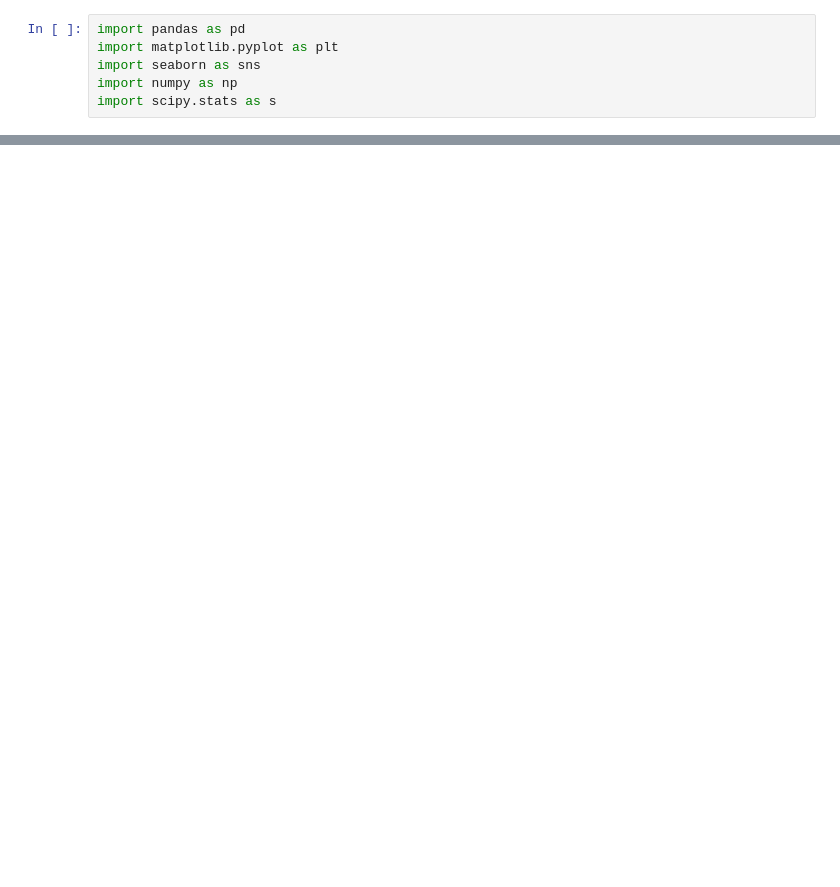
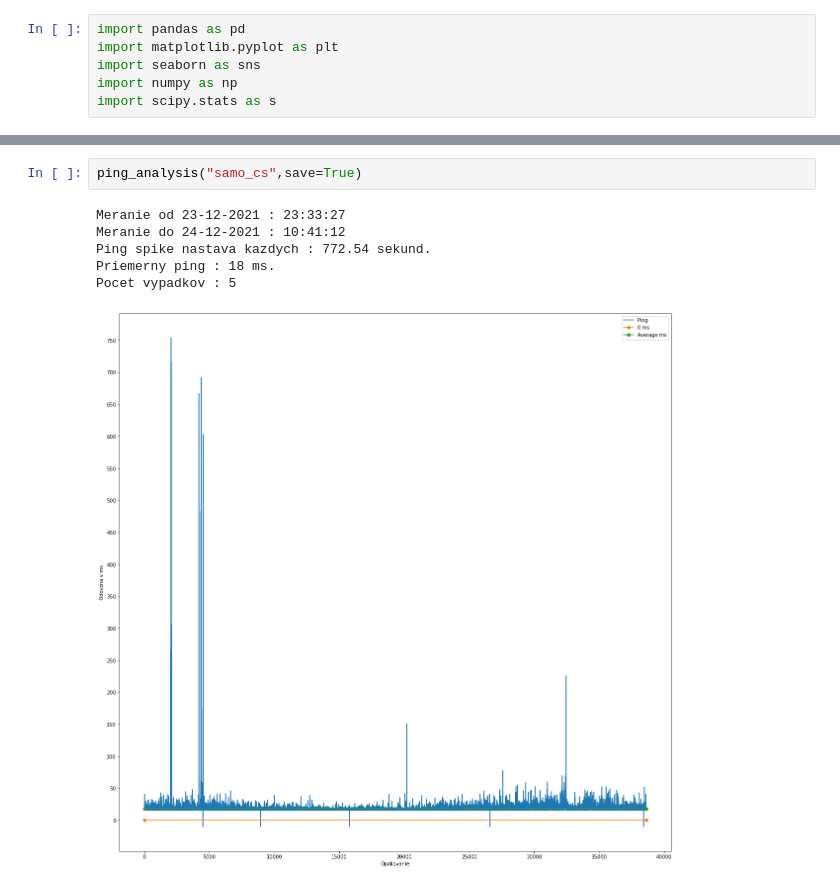
Before and after one commit to williambrach/ping-analysis, a Jupyter notebook: ping_analytics.ipynb, the cells around one changed output, grey strips where cells are left out. Cells and saved outputs as stored; diff of their text form; blank space fills up the shorter version.

```diff
--- a/ping_analytics.ipynb
+++ b/ping_analytics.ipynb
@@ -53,0 +54,9 @@ Pocet vypadkov : 177
+# %%
+ping_analysis("samo_cs",save=True)
+# %% [output]
+Meranie od 23-12-2021 : 23:33:27
+Meranie do 24-12-2021 : 10:41:12
+Ping spike nastava kazdych : 772.54 sekund.
+Priemerny ping : 18 ms.
+Pocet vypadkov : 5
+[figure, added]
```
Also changed, not shown: parts of 3 cells of this notebook, 16 other files.
